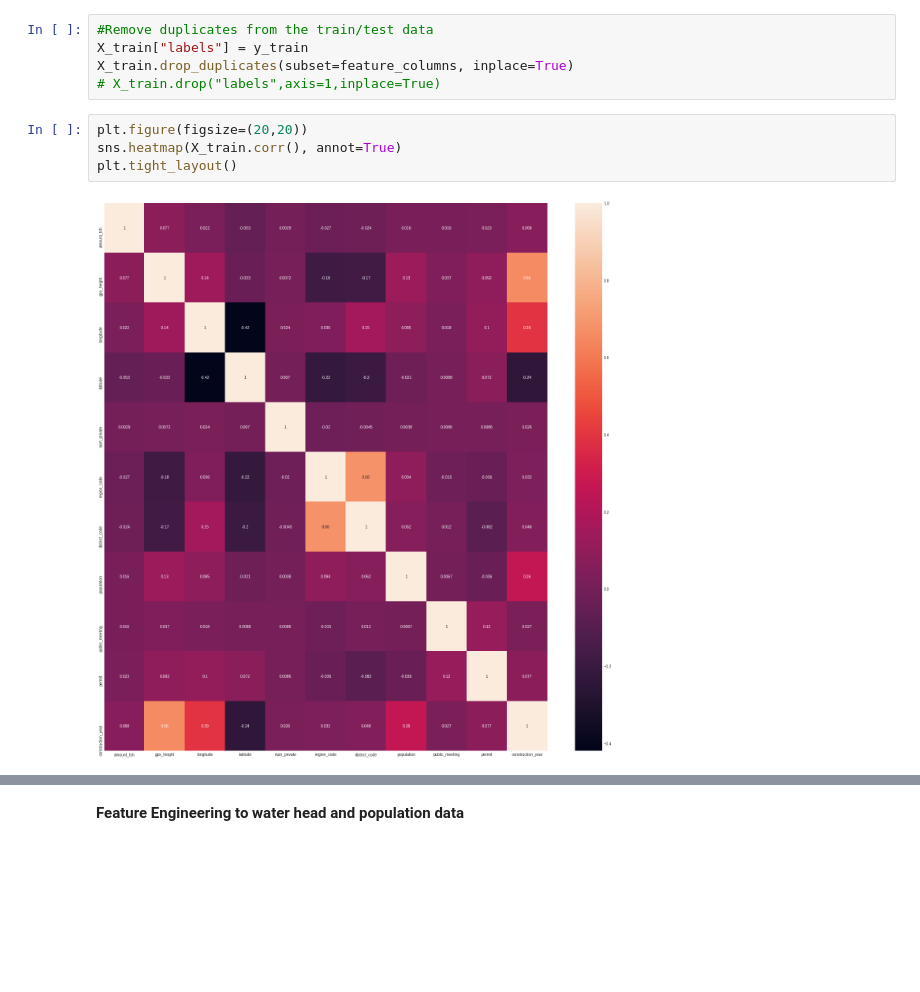
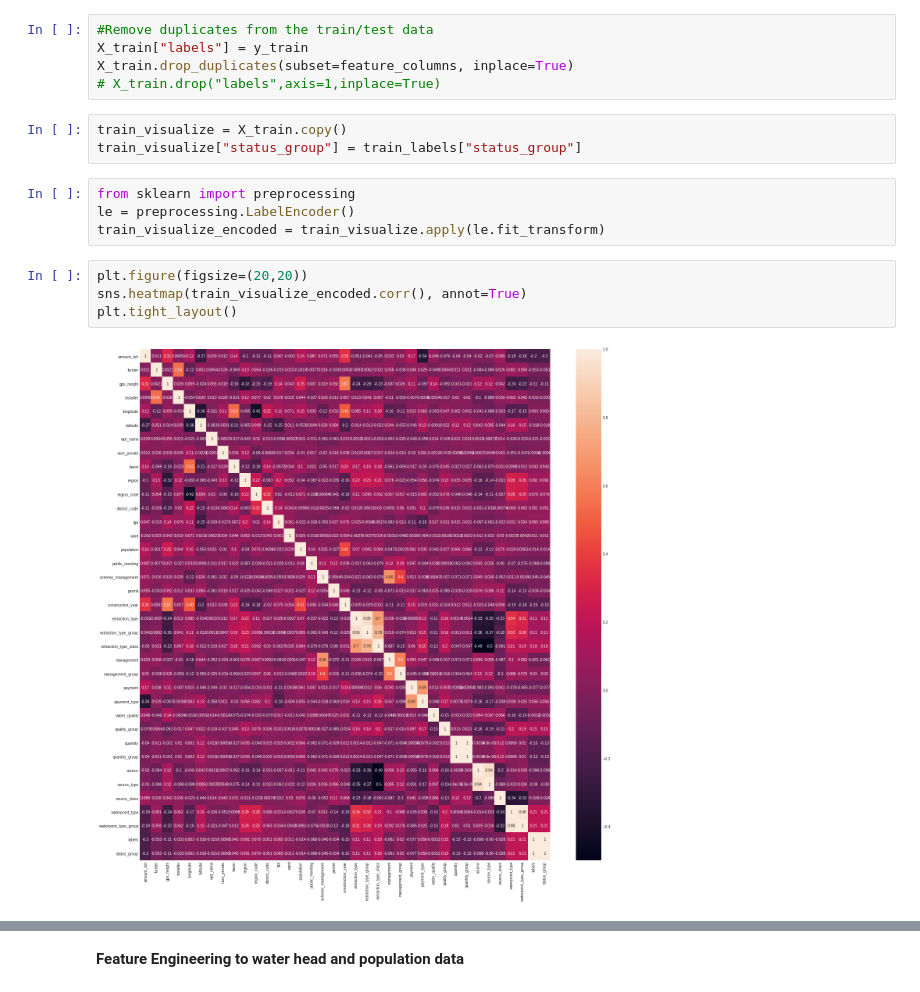
Before and after one commit to MithunW/MachineLearningProject, a Jupyter notebook: Pump_it_Up_Data_Mining_the_Water_Table_Initial_Version.ipynb, the cells around one changed output, grey strips where cells are left out. Drawn from its saved outputs; the diff is of its cells as text; blank space fills up the shorter version.

```diff
--- a/Pump_it_Up_Data_Mining_the_Water_Table_Initial_Version.ipynb
+++ b/Pump_it_Up_Data_Mining_the_Water_Table_Initial_Version.ipynb
@@ -192,12 +192,19 @@ Duplicated values in test 8
 X_train["labels"] = y_train
 X_train.drop_duplicates(subset=feature_columns, inplace=True)
 # X_train.drop("labels",axis=1,inplace=True)
+# %%
+train_visualize = X_train.copy()
+train_visualize["status_group"] = train_labels["status_group"]
+# %%
+from sklearn import preprocessing
+le = preprocessing.LabelEncoder()
+train_visualize_encoded = train_visualize.apply(le.fit_transform)
 # %%
 plt.figure(figsize=(20,20))
-sns.heatmap(X_train.corr(), annot=True)
+sns.heatmap(train_visualize_encoded.corr(), annot=True)
 plt.tight_layout()
 # %% [output]
-[figure, old version]
+[figure, new version]
 # %% [markdown]
 ## **Correlation Data**
 
```
Also changed, not shown: parts of 27 cells of this notebook.
